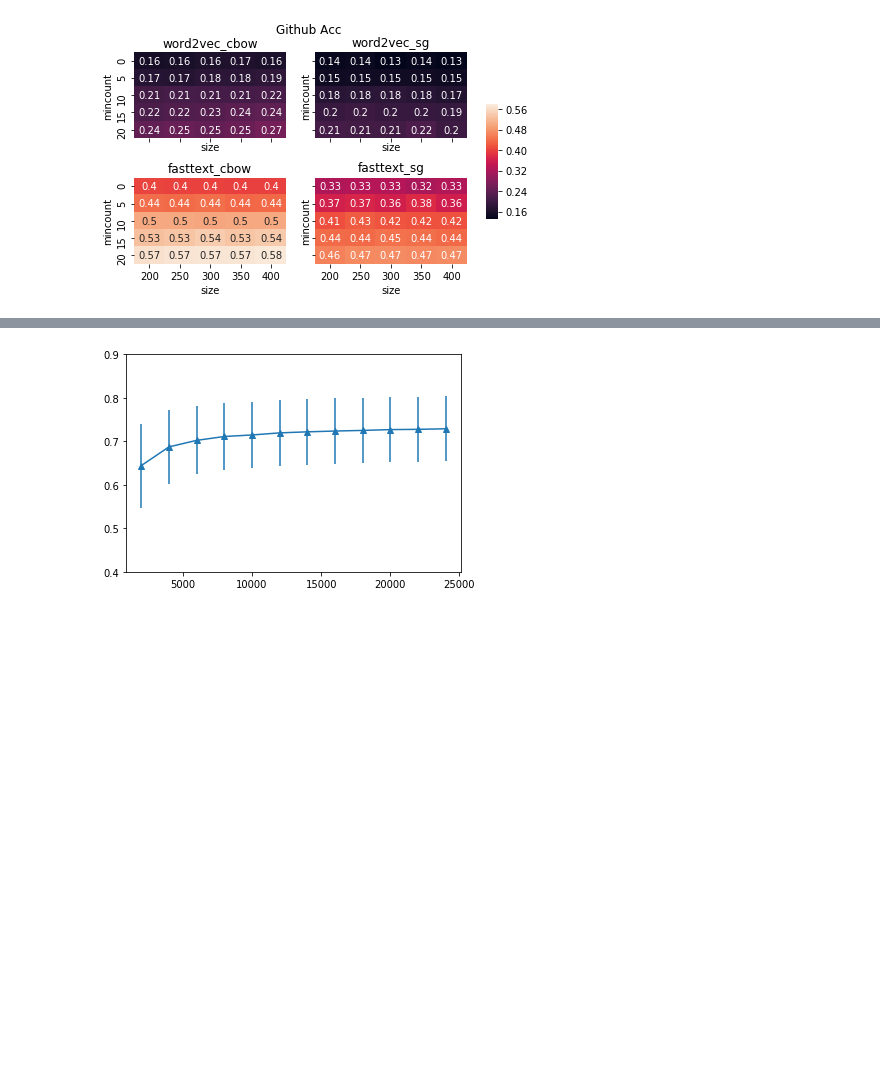
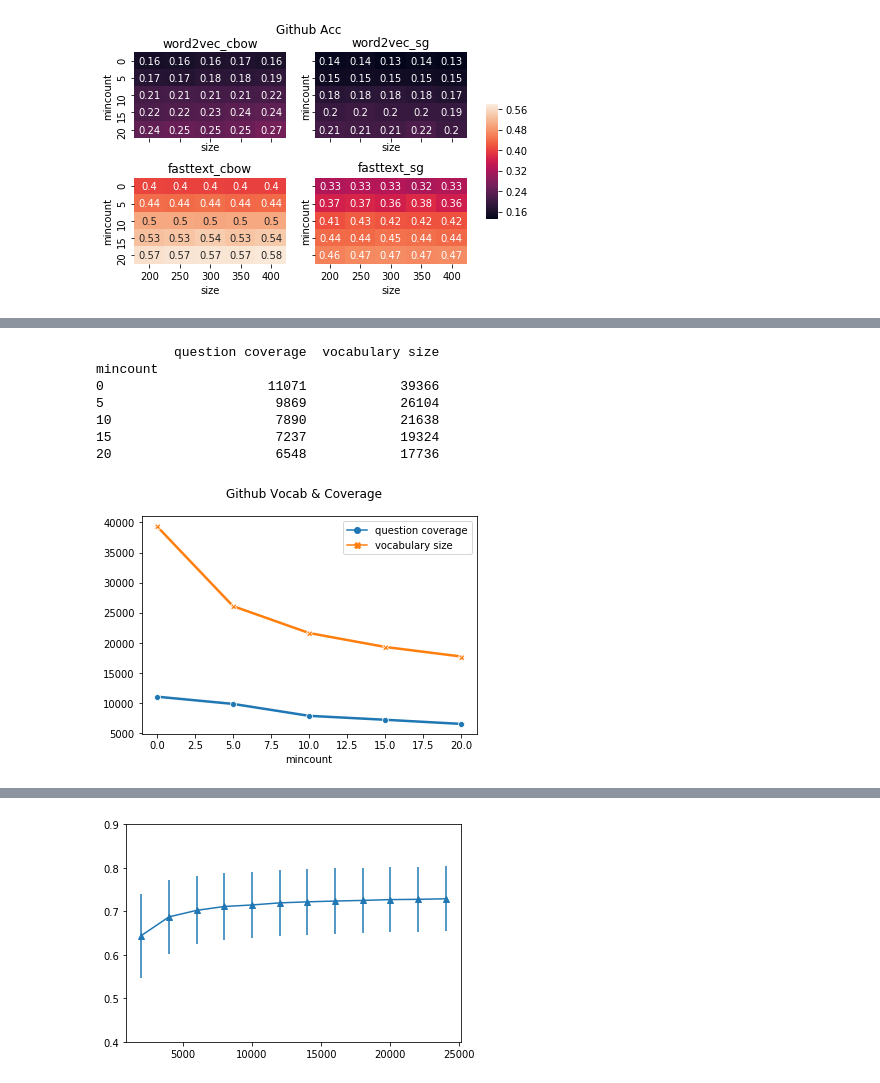
Before and after one commit to jiaojiaoloveu/WordEmbedding-SubCulture, a Jupyter notebook: src/plot_result.ipynb, the cells around one changed output, grey strips where cells are left out. Drawn from its saved outputs; the diff is of its cells as text; code cells hidden in the pictures; blank space fills up the shorter version.

```diff
--- a/src/plot_result.ipynb
+++ b/src/plot_result.ipynb
@@ -248,0 +309,27 @@ mincount
+# %%
+vec = [['github', 0, 11071, 39366], ['github', 5, 9869, 26104], ['github', 10, 7890, 21638],
+       ['github', 15, 7237, 19324], ['github', 20, 6548, 17736],
+       ['twitter', 0, 12789, 46586], ['twitter', 5, 12789, 31085], ['twitter', 10, 11805, 25091],
+       ['twitter', 15, 11148, 21835], ['twitter', 20, 10182, 19712],
+      ]
+
+df2 = pd.DataFrame(data=vec,
+                        columns=['corpus', 'mincount', 'question coverage', 'vocabulary size'])
+# %%
+def plot_size(df, corpus):
+    df2 = df.loc[df['corpus'] == corpus]
+    df3 = df2[['mincount', 'question coverage', 'vocabulary size']].set_index('mincount')
+    print(df3)
+    plt.suptitle('%s Vocab & Coverage' % corpus.capitalize())
+    sns.lineplot(data=df3, linewidth=2.5, dashes=False, markers=True)
+# %%
+plot_size(df2, 'github')
+# %% [output]
+          question coverage  vocabulary size
+mincount
+0                     11071            39366
+5                      9869            26104
+10                     7890            21638
+15                     7237            19324
+20                     6548            17736
+[figure, added]
```
Also changed, not shown: parts of 11 cells of this notebook, 1 other file.
